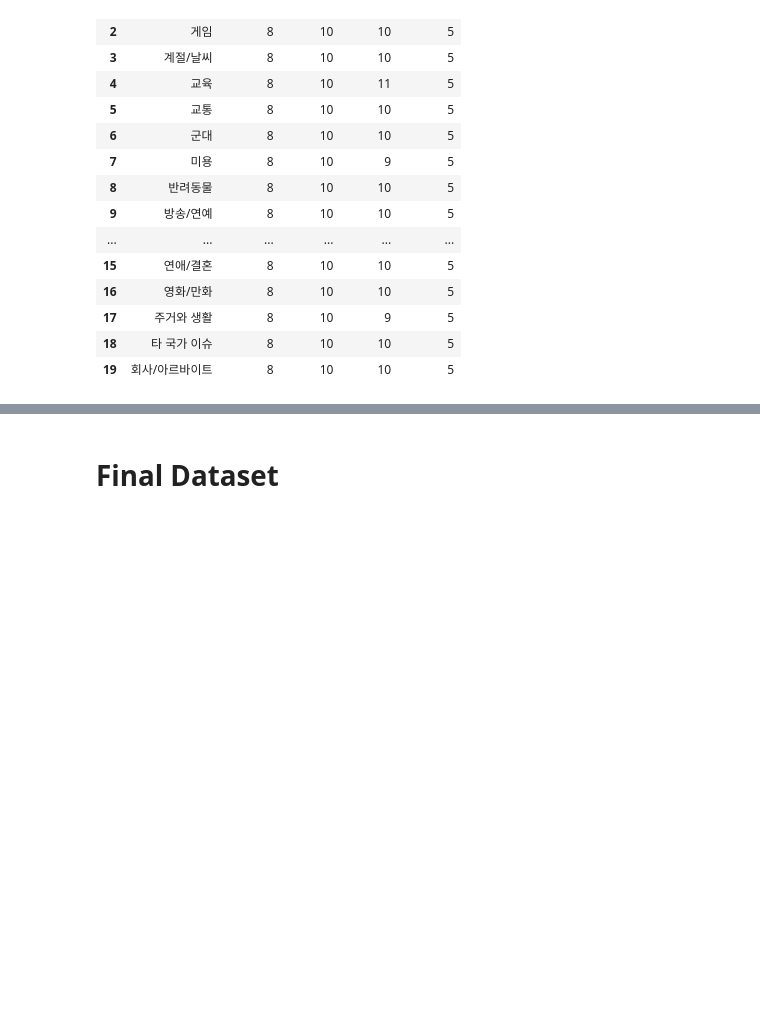
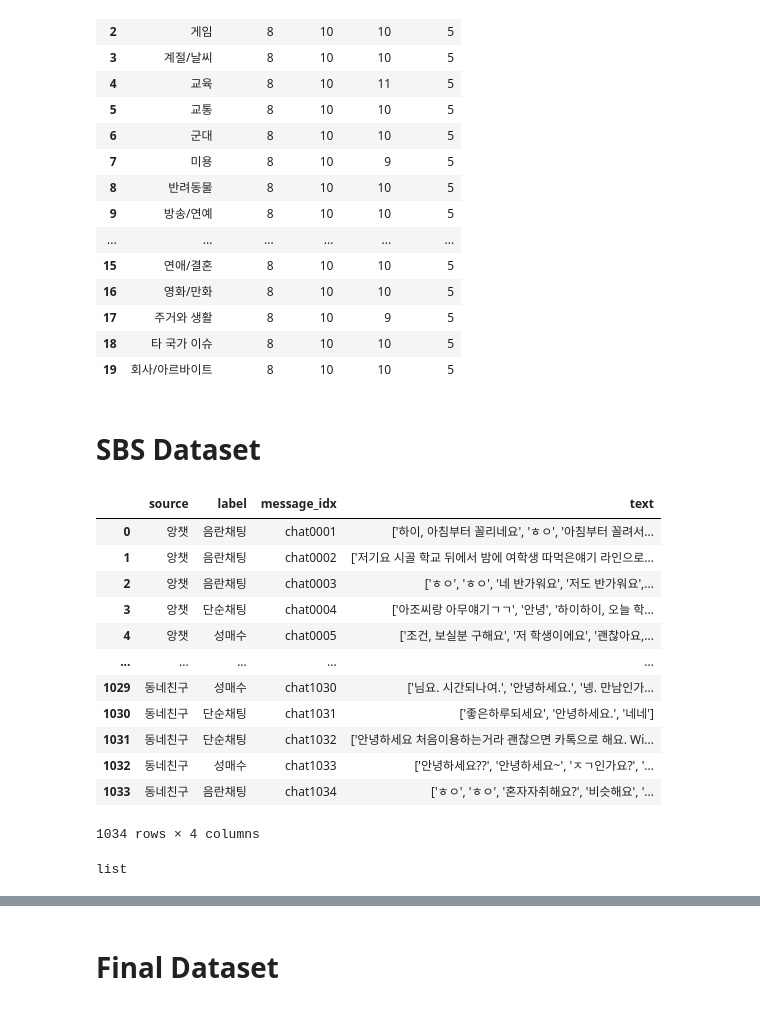
Before and after one commit to oiehhun/K-CAT, a Jupyter notebook: lth/data/preprocessing.ipynb, the cells around one changed output, grey strips where cells are left out. Cells and saved outputs as stored; diff of their text form; code cells hidden in the pictures; blank space fills up the shorter version.

```diff
--- a/lth/data/preprocessing.ipynb
+++ b/lth/data/preprocessing.ipynb
@@ -107,3 +110,5 @@ category_df
 | 17 | 주거와 생활 | 8 | 10 | 9 | 5 |
 | 18 | 타 국가 이슈 | 8 | 10 | 10 | 5 |
 | 19 | 회사/아르바이트 | 8 | 10 | 10 | 5 |
+# %% [markdown]
+# SBS Dataset
@@ -109,0 +136,22 @@ category_df
+# %%
+sbs_df = pd.read_csv('/home/xogns5037/K-CAT/lth/data/SBS/SBS.csv')
+sbs_df
+# %% [output]
+|  | source | label | message_idx | text |
+| 0 | 앙챗 | 음란채팅 | chat0001 | ['하이, 아침부터 꼴리네요', 'ㅎㅇ', '아침부터 꼴려서... |
+| 1 | 앙챗 | 음란채팅 | chat0002 | ['저기요 시골 학교 뒤에서 밤에 여학생 따먹은얘기 라인으로... |
+| 2 | 앙챗 | 음란채팅 | chat0003 | ['ㅎㅇ', 'ㅎㅇ', '네 반가워요', '저도 반가워요',... |
+| 3 | 앙챗 | 단순채팅 | chat0004 | ['아조씨랑 아무얘기ㄱㄱ', '안녕', '하이하이, 오늘 학... |
+| 4 | 앙챗 | 성매수 | chat0005 | ['조건, 보실분 구해요', '저 학생이에요', '괜찮아요,... |
+| ... | ... | ... | ... | ... |
+| 1029 | 동네친구 | 성매수 | chat1030 | ['님요. 시간되나여.', '안녕하세요.', '넹. 만남인가... |
+| 1030 | 동네친구 | 단순채팅 | chat1031 | ['좋은하루되세요', '안녕하세요.', '네네'] |
+| 1031 | 동네친구 | 단순채팅 | chat1032 | ['안녕하세요 처음이용하는거라 괜찮으면 카톡으로 해요. Wi... |
+| 1032 | 동네친구 | 성매수 | chat1033 | ['안녕하세요??', '안녕하세요~', 'ㅈㄱ인가요?', '... |
+| 1033 | 동네친구 | 음란채팅 | chat1034 | ['ㅎㅇ', 'ㅎㅇ', '혼자자취해요?', '비슷해요', '... |
+1034 rows × 4 columns
+# %%
+sbs_df['text'] = sbs_df['text'].apply(lambda x: ast.literal_eval(x) if isinstance(x, str) else x)
+type(sbs_df['text'][0])
+# %% [output]
+list
```
Also changed, not shown: parts of 10 cells of this notebook, 16 other files.
